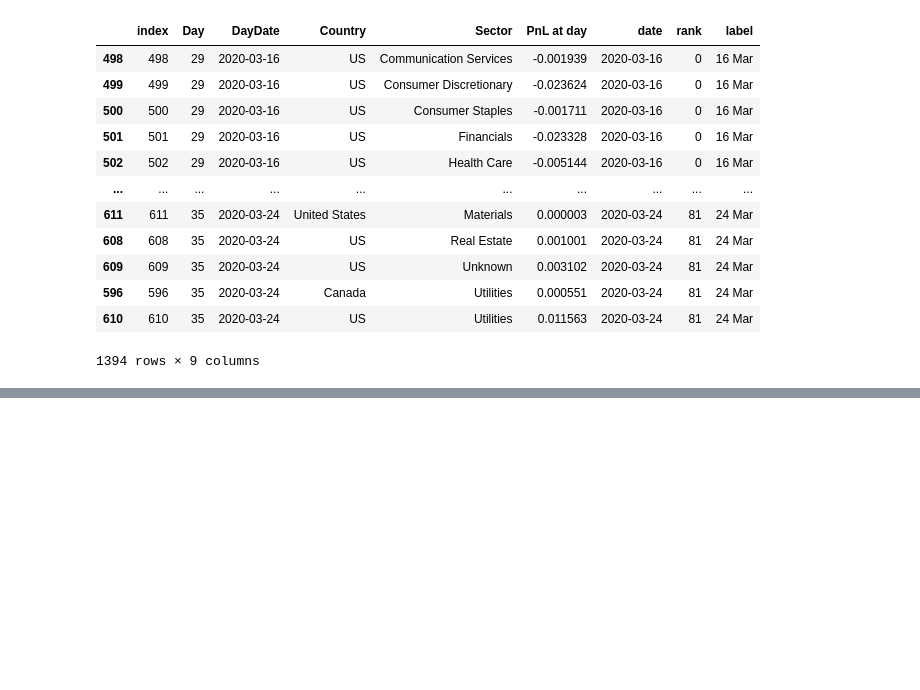
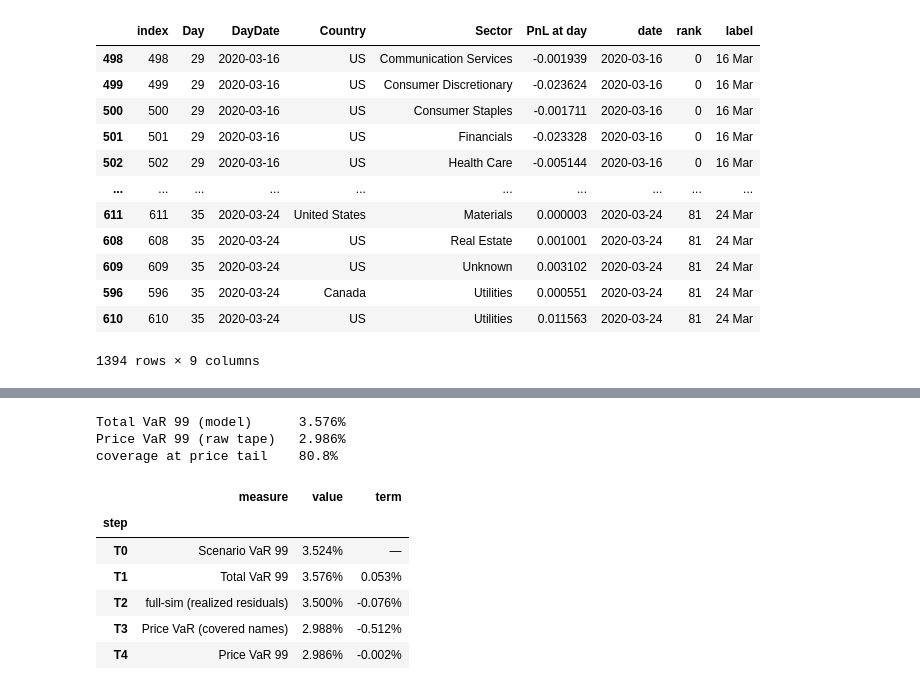
Before and after one commit to conorpbrennan/barra_poc, a Jupyter notebook: notebooks/soros_13f_risk.ipynb, the cells around one changed output, grey strips where cells are left out. Cells and saved outputs as stored; diff of their text form; code cells hidden in the pictures; blank space fills up the shorter version.

```diff
--- a/notebooks/soros_13f_risk.ipynb
+++ b/notebooks/soros_13f_risk.ipynb
@@ -593,0 +604,67 @@ alt.Chart(covid_sector).mark_area(opacity=0.85, line={"strokeWidth": 0.4}).encod
+# %%
+# ── Model vs Price · headline pair + T0/T1/T4 from the cube ────────────────────────────────
+# T0/T1 read ScenarioSet (factor-only, then + Gaussian specific); T4 + the book's own priced-
+# weight-share on its OWN Price-VaR tail day read PriceSet (its own switch hierarchy) — both
+# sliced to HistFull. Direct API: no group-by, one cell each.
+bridge_scn = cube.query(
+    m["Scenario VaR 99"], m["Total VaR 99"],
+    mode="raw", filter=SOROS & (l["Date"] == D) & (l["ScenarioSet"] == "HistFull"))
+bridge_price = cube.query(
+    m["Price VaR 99"], m["Price coverage at tail"],
+    mode="raw", filter=SOROS & (l["Date"] == D) & (l["PriceSet"] == "HistFull"))
+t0 = float(bridge_scn["Scenario VaR 99"].iloc[0])
+t1 = float(bridge_scn["Total VaR 99"].iloc[0])
+t4 = float(bridge_price["Price VaR 99"].iloc[0])
+cov_tail = float(bridge_price["Price coverage at tail"].iloc[0])
+print(f"Total VaR 99 (model)      {t1:.{PREC}%}")
+print(f"Price VaR 99 (raw tape)   {t4:.{PREC}%}")
+print(f"coverage at price tail    {cov_tail:.1%}")
+# %% [output]
+Total VaR 99 (model)      3.576%
+Price VaR 99 (raw tape)   2.986%
+coverage at price tail    80.8%
+# %%
+# ── Model vs Price · T2/T3 from the frames, the full bridge table ──────────────────────────
+# T2: today's loadings, Gaussian specific block replaced by REALIZED daily residuals
+# (specific_returns). T3: each day's OWN loadings — i.e. the raw stock return itself, on
+# today's covered names (the model's identity r_t = L_i(t)·f_t + u_i,t makes this exact).
+# Same population (today's covered/held names) and calendar T0/T1 use.
+from barra_factor_risk_cube import load_frames
+frames = load_frames()
+exp_d = frames["exposures"][frames["exposures"]["Date"] == pd.Timestamp(D)]
+L = exp_d.pivot_table(index="Position", columns="Factor", values="Loading", aggfunc="first").fillna(0.0)
+wide_fr = frames["factor_returns"].pivot(index="Date", columns="Factor", values="Return").dropna(how="any")
+factors = [c for c in L.columns if c in wide_fr.columns]
+L, wide_fr = L[factors], wide_fr[factors]
+pos = frames["positions"]
+asof = pos[(pos["Book"] == "Soros") & (pos["Date"] <= pd.Timestamp(D))]
+held = asof[asof["Date"] == asof["Date"].max()].set_index("Position")["Weight"]
+w = pd.Series(0.0, index=L.index)
+w.loc[w.index.intersection(held.index)] = held.reindex(w.index.intersection(held.index))
+x = L.to_numpy().T @ w.to_numpy()
+fac_pnl = wide_fr.to_numpy() @ x
+
+u_wide = frames["specific_returns"].pivot_table(index="Date", columns="Position", values="SpecificReturn", aggfunc="last")
+spec_pnl = u_wide.reindex(index=wide_fr.index, columns=L.index).fillna(0.0).to_numpy() @ w.to_numpy()
+t2 = float(-pd.Series(fac_pnl + spec_pnl).quantile(0.01, interpolation="lower"))
+
+r_wide = frames["stock_returns"].pivot_table(index="Date", columns="Position", values="Return", aggfunc="last")
+pnl_t3 = r_wide.reindex(index=wide_fr.index, columns=L.index).fillna(0.0).to_numpy() @ w.to_numpy()
+t3 = float(-pd.Series(pnl_t3).quantile(0.01, interpolation="lower"))
+
+bridge = pd.DataFrame({
+    "step": ["T0", "T1", "T2", "T3", "T4"],
+    "measure": ["Scenario VaR 99", "Total VaR 99", "full-sim (realized residuals)",
+                "Price VaR (covered names)", "Price VaR 99"],
+    "value": [t0, t1, t2, t3, t4],
+})
+bridge["term"] = bridge["value"].diff()
+N.style_grid(bridge.set_index("step"), prec=PREC)
+# %% [output]
+|  | measure | value | term |
+| step |  |  |  |
+| T0 | Scenario VaR 99 | 3.524% | — |
+| T1 | Total VaR 99 | 3.576% | 0.053% |
+| T2 | full-sim (realized residuals) | 3.500% | -0.076% |
+| T3 | Price VaR (covered names) | 2.988% | -0.512% |
+| T4 | Price VaR 99 | 2.986% | -0.002% |
```
Also changed, not shown: parts of 3 cells of this notebook, 1 other file.
